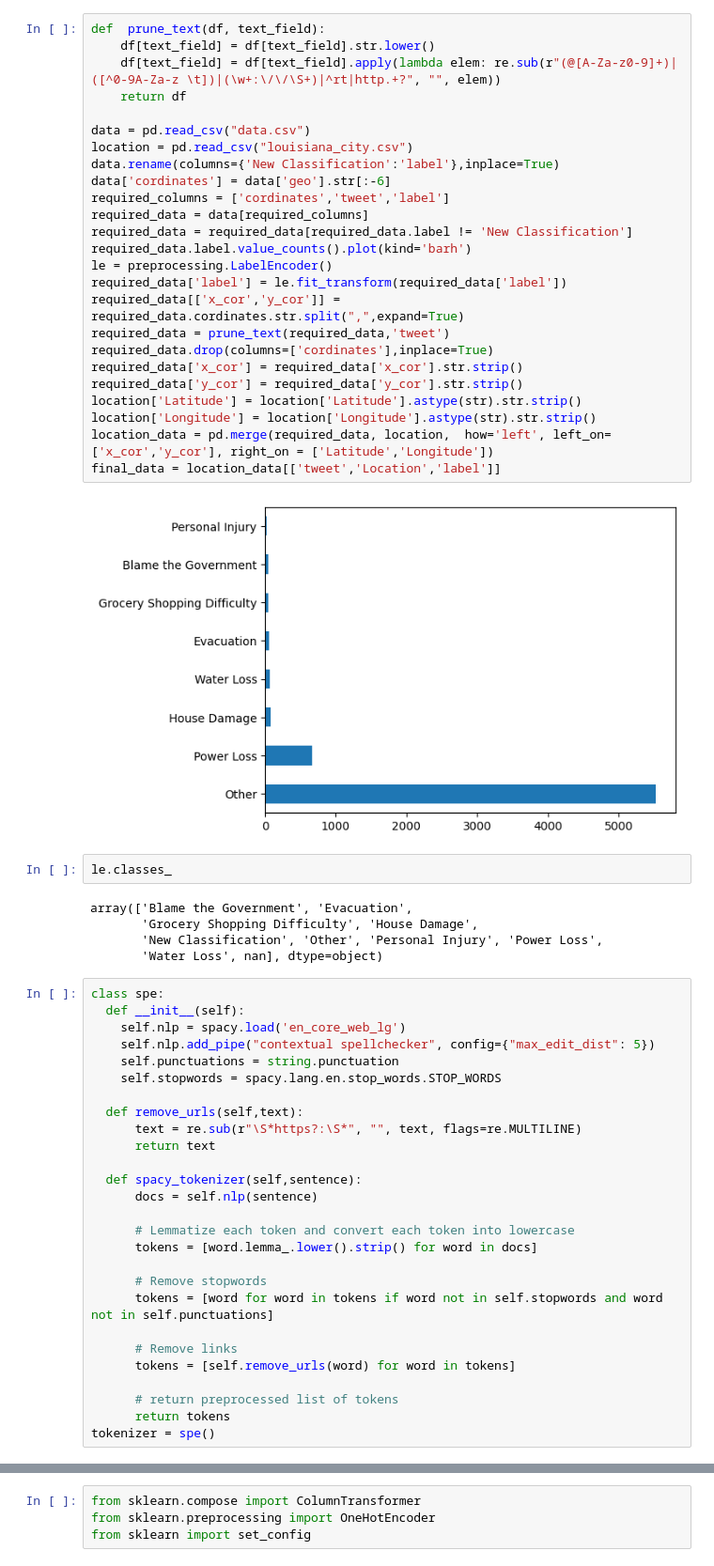
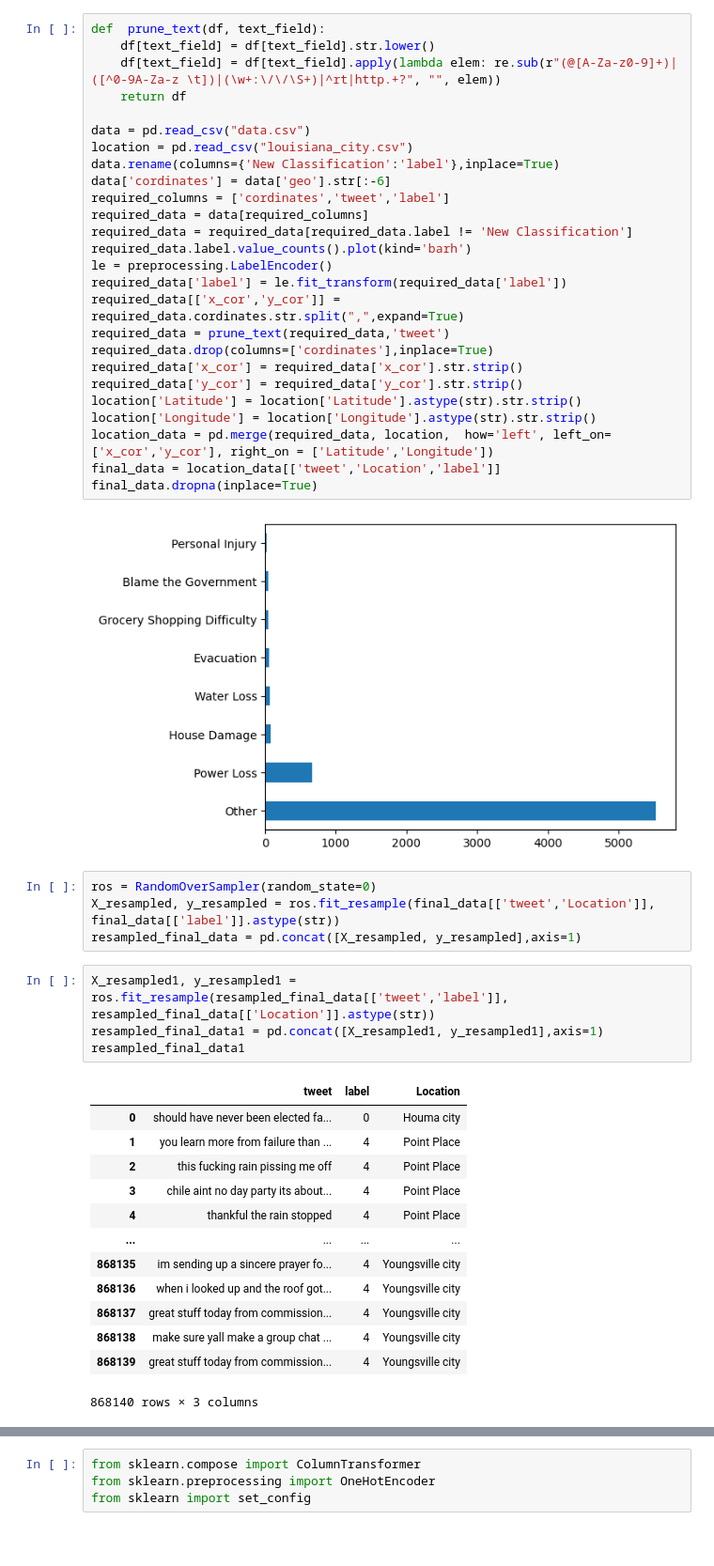
Before and after one commit to sulphuricacid/cnst_prj, a Jupyter notebook: multivariate.ipynb, the cells around one changed output, grey strips where cells are left out. Shown at 94% size. Drawn from its saved outputs; the diff is of its cells as text; blank space fills up the shorter version.

Commit message:
resampled

```diff
--- a/multivariate.ipynb
+++ b/multivariate.ipynb
@@ -51,39 +52,28 @@ location['Latitude'] = location['Latitude'].astype(str).str.strip()
 location['Longitude'] = location['Longitude'].astype(str).str.strip()
 location_data = pd.merge(required_data, location,  how='left', left_on=['x_cor','y_cor'], right_on = ['Latitude','Longitude'])
 final_data = location_data[['tweet','Location','label']]
+final_data.dropna(inplace=True)
 # %% [output]
 [figure]
-# %%
-le.classes_
-# %% [output]
-array(['Blame the Government', 'Evacuation',
-       'Grocery Shopping Difficulty', 'House Damage',
-       'New Classification', 'Other', 'Personal Injury', 'Power Loss',
-       'Water Loss', nan], dtype=object)
-# %%
-class spe:
-  def __init__(self):
-    self.nlp = spacy.load('en_core_web_lg')
-    self.nlp.add_pipe("contextual spellchecker", config={"max_edit_dist": 5})
-    self.punctuations = string.punctuation
-    self.stopwords = spacy.lang.en.stop_words.STOP_WORDS
-
-  def remove_urls(self,text):
-      text = re.sub(r"\S*https?:\S*", "", text, flags=re.MULTILINE)
-      return text
-
-  def spacy_tokenizer(self,sentence):
-      docs = self.nlp(sentence)
-
-      # Lemmatize each token and convert each token into lowercase
-      tokens = [word.lemma_.lower().strip() for word in docs]
-
-      # Remove stopwords
-      tokens = [word for word in tokens if word not in self.stopwords and word not in self.punctuations]
-
-      # Remove links
-      tokens = [self.remove_urls(word) for word in tokens]
-
-      # return preprocessed list of tokens
-      return tokens
-tokenizer = spe()
+# %%
+ros = RandomOverSampler(random_state=0)
+X_resampled, y_resampled = ros.fit_resample(final_data[['tweet','Location']], final_data[['label']].astype(str))
+resampled_final_data = pd.concat([X_resampled, y_resampled],axis=1)
+# %%
+X_resampled1, y_resampled1 = ros.fit_resample(resampled_final_data[['tweet','label']], resampled_final_data[['Location']].astype(str))
+resampled_final_data1 = pd.concat([X_resampled1, y_resampled1],axis=1)
+resampled_final_data1
+# %% [output]
+|  | tweet | label | Location |
+| 0 | should have never been elected fa... | 0 | Houma city |
+| 1 | you learn more from failure than ... | 4 | Point Place |
+| 2 | this fucking rain pissing me off | 4 | Point Place |
+| 3 | chile aint no day party its about... | 4 | Point Place |
+| 4 | thankful the rain stopped | 4 | Point Place |
+| ... | ... | ... | ... |
+| 868135 | im sending up a sincere prayer fo... | 4 | Youngsville city |
+| 868136 | when i looked up and the roof got... | 4 | Youngsville city |
+| 868137 | great stuff today from commission... | 4 | Youngsville city |
+| 868138 | make sure yall make a group chat ... | 4 | Youngsville city |
+| 868139 | great stuff today from commission... | 4 | Youngsville city |
+868140 rows × 3 columns
```
Also changed, not shown: parts of 9 cells of this notebook, 18 other files.
